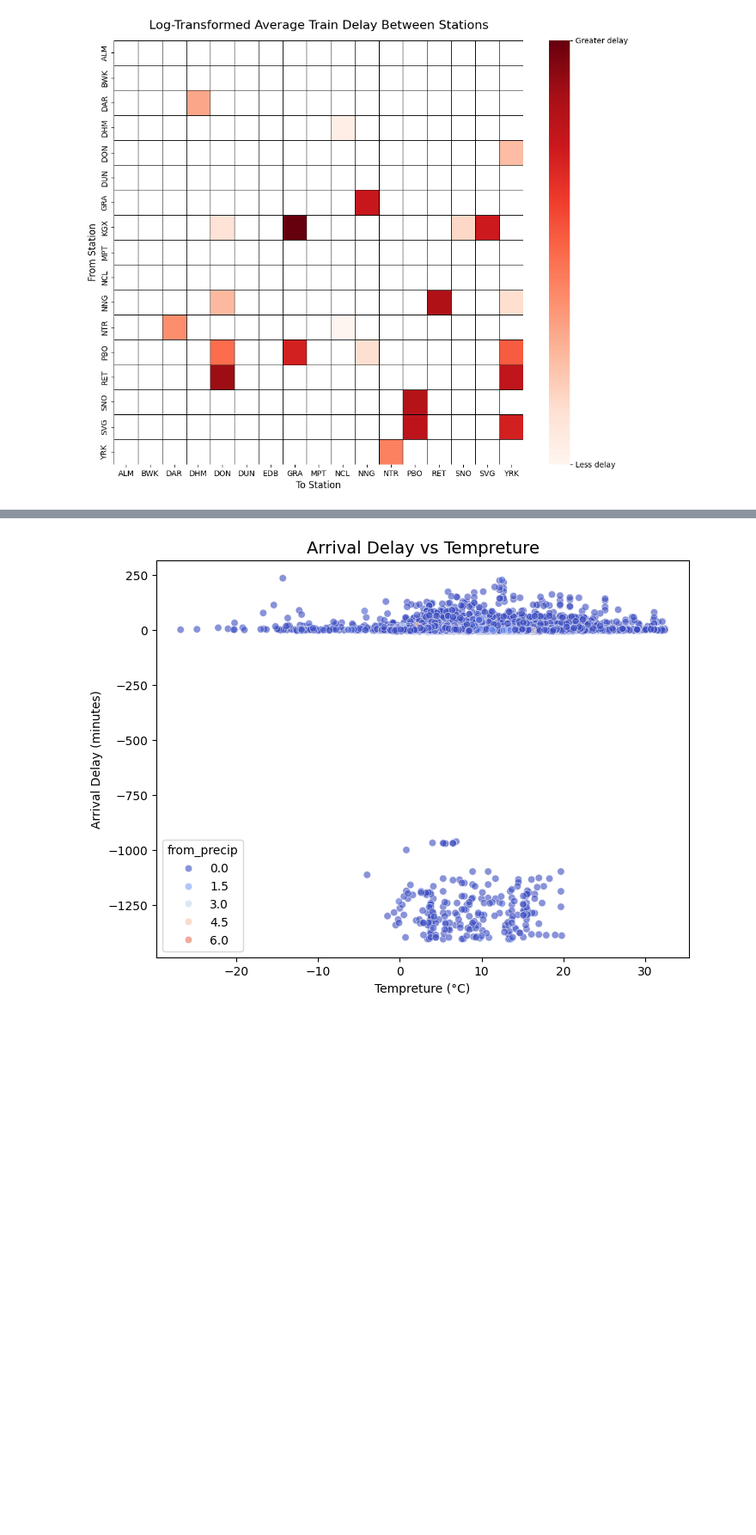
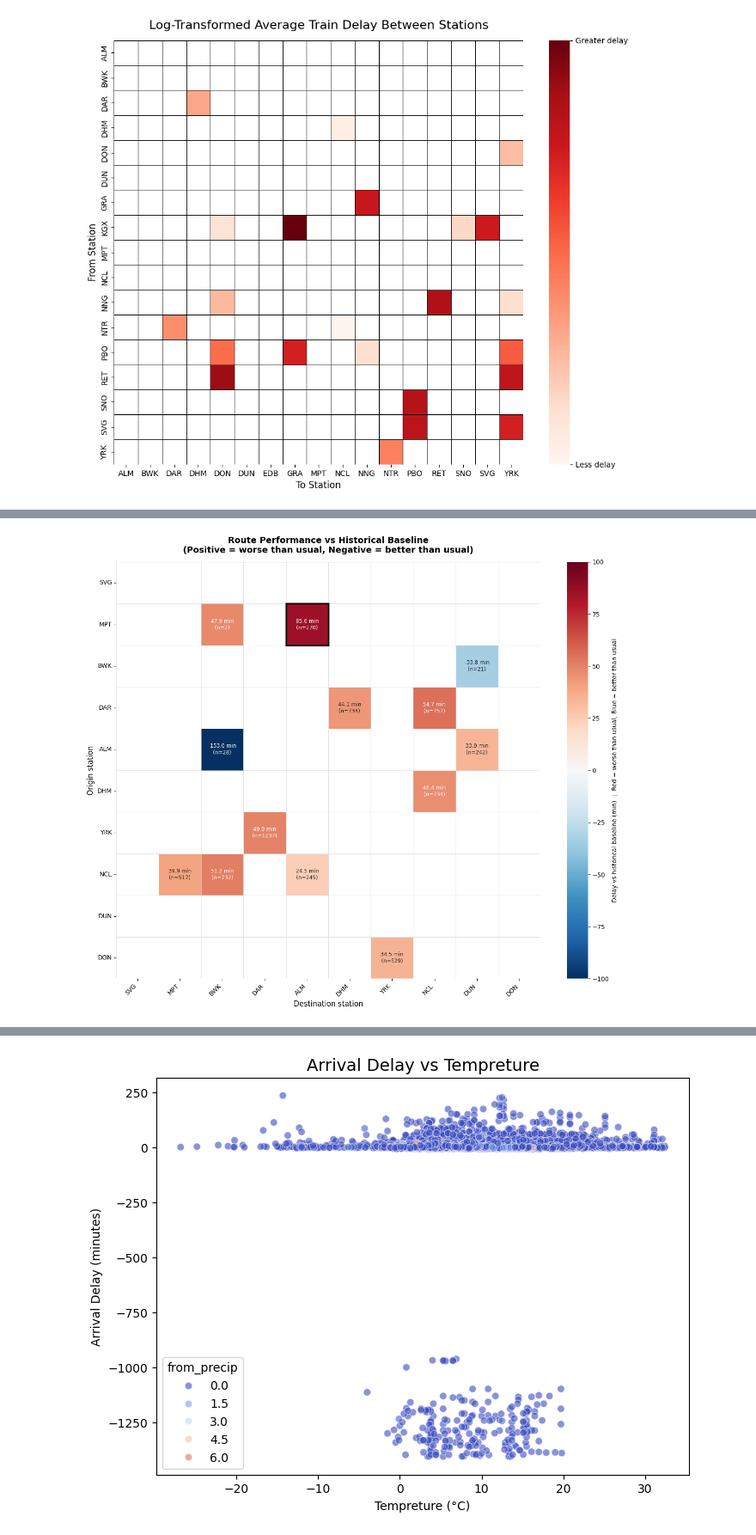
Before and after one commit to DanielAnthonyJones/LNER-Disruption-Prediction, a Jupyter notebook: LNER_eda_notebook.ipynb, the cells around one changed output, grey strips where cells are left out. Shown at 86% size. Cells and saved outputs as stored; diff of their text form; code cells hidden in the pictures; blank space fills up the shorter version.

```diff
--- a/LNER_eda_notebook.ipynb
+++ b/LNER_eda_notebook.ipynb
@@ -136,0 +281,83 @@ plt.show()
+# %%
+# Calculate mean historical difference and journey count per route
+route_stats = df.groupby(['from_station', 'to_station'])['delay_historical_difference'].agg(
+    mean_diff='mean',
+    n='count'
+).reset_index()
+
+# Remove extreme values that are likely data errors (beyond ±500 min)
+route_clean = route_stats[route_stats['mean_diff'].abs() <= 500].copy()
+
+# Pivot into matrix format
+delay_matrix = route_clean.pivot(index='from_station', columns='to_station', values='mean_diff')
+count_matrix = route_clean.pivot(index='from_station', columns='to_station', values='n')
+
+# Order stations by worst average historical difference, take top 10
+station_order = (
+    df.groupby('from_station')['delay_historical_difference']
+    .mean()
+    .sort_values(ascending=False)
+    .index
+)
+station_order = [s for s in station_order if s in delay_matrix.index and s in delay_matrix.columns]
+delay_matrix = delay_matrix.loc[station_order[:10], station_order[:10]]
+count_matrix = count_matrix.reindex(index=delay_matrix.index, columns=delay_matrix.columns)
+
+# Build annotation labels with delay value and sample size
+annot = pd.DataFrame('', index=delay_matrix.index, columns=delay_matrix.columns)
+for r in delay_matrix.index:
+    for c in delay_matrix.columns:
+        val = delay_matrix.loc[r, c]
+        if pd.notna(val):
+            n = count_matrix.loc[r, c]
+            annot.loc[r, c] = f'{val:.1f} min\n(n={int(n)})'
+
+# Plot, cap colour scale at ±100 so moderate differences are still visible
+fig, ax = plt.subplots(figsize=(13, 11))
+
+sns.heatmap(
+    delay_matrix,
+    ax=ax,
+    cmap='RdBu_r',
+    center=0,
+    vmin=-100,
+    vmax=100,
+    linewidths=0.5,
+    linecolor='#dddddd',
+    annot=annot,
+    fmt='',
+    annot_kws={'fontsize': 8.5},
+    cbar_kws={'label': 'Delay vs historical baseline (min)  |  Red = worse than usual, Blue = better than usual'}
+)
+
+# Highlight the worst route with at least 10 observations
+worst_val = -np.inf
+worst_pos = None
+for i, r in enumerate(delay_matrix.index):
+    for j, c in enumerate(delay_matrix.columns):
+        val = delay_matrix.loc[r, c]
+        n = count_matrix.loc[r, c] if pd.notna(count_matrix.loc[r, c]) else 0
+        if pd.notna(val) and n >= 10 and val > worst_val:
+            worst_val = val
+            worst_pos = (i, j)
+
+if worst_pos:
+    ax.add_patch(mpatches.Rectangle(
+        (worst_pos[1], worst_pos[0]), 1, 1,
+        fill=False, edgecolor='black', lw=2.5, clip_on=False
+    ))
+
+# Title and axis labels
+ax.set_title(
+    'Route Performance vs Historical Baseline\n(Positive = worse than usual, Negative = better than usual)',
+    fontsize=14, fontweight='bold', pad=15
+)
+ax.set_xlabel('Destination station', fontsize=12)
+ax.set_ylabel('Origin station', fontsize=12)
+plt.xticks(rotation=45, ha='right')
+plt.yticks(rotation=0)
+
+plt.tight_layout()
+plt.show()
+# %% [output]
+[figure, added]
```
Also changed, not shown: parts of 8 cells of this notebook, 1 other file.
